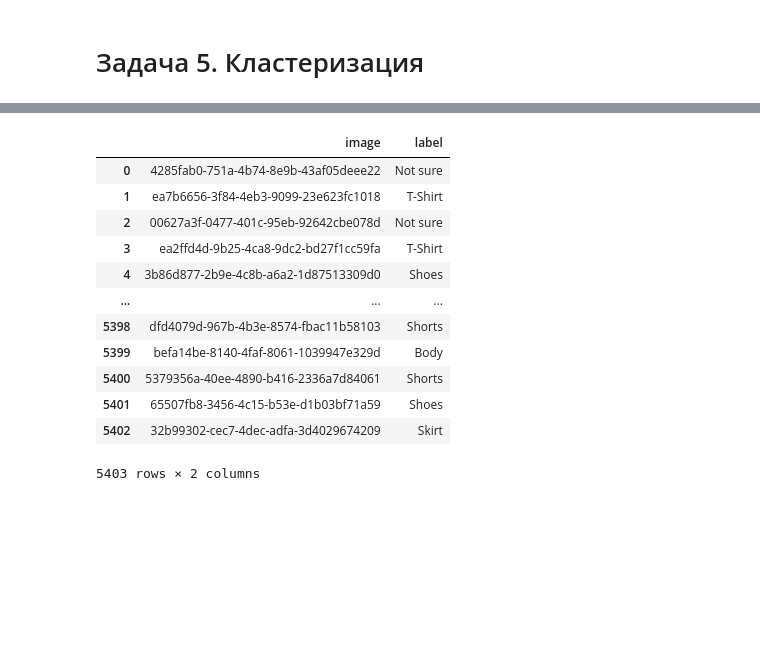
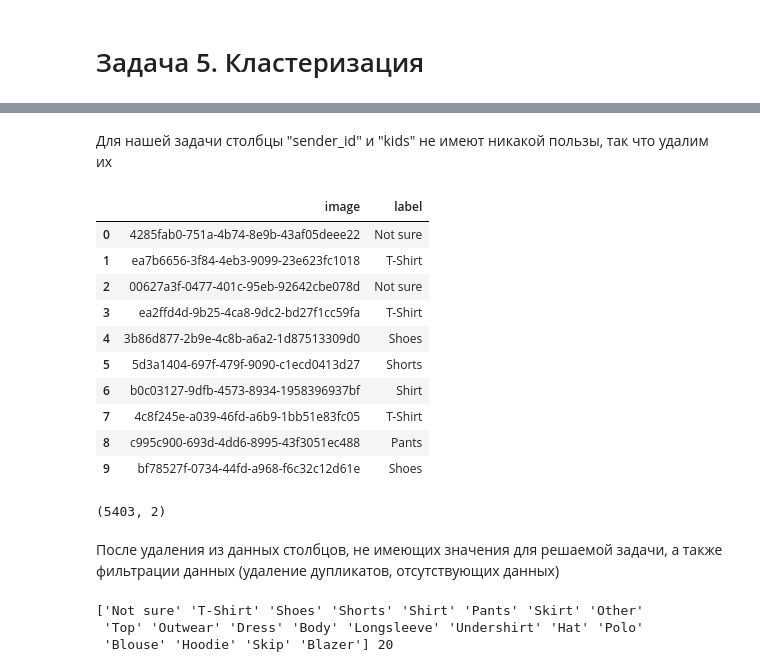
Before and after one commit to AlexShmak/ml-course, a Jupyter notebook: howework/task5.ipynb, the cells around one changed output, grey strips where cells are left out. Drawn from its saved outputs; the diff is of its cells as text; code cells hidden in the pictures; blank space fills up the shorter version.

```diff
--- a/howework/task5.ipynb
+++ b/howework/task5.ipynb
@@ -42,20 +49,31 @@ csv_df
+# %% [markdown]
+Для нашей задачи столбцы "sender_id" и "kids" не имеют никакой пользы, так что удалим их
 # %%
-csv_df = csv_df.dropna()
-csv_df = csv_df.drop_duplicates()
-csv_df = csv_df.drop(columns=["sender_id", "kids"])
+csv_df = csv_df.dropna().drop_duplicates().drop(columns=["sender_id", "kids"])
+csv_df.head(10)
+# %% [output]
+|  | image | label |
+| 0 | 4285fab0-751a-4b74-8e9b-43af05deee22 | Not sure |
+| 1 | ea7b6656-3f84-4eb3-9099-23e623fc1018 | T-Shirt |
+| 2 | 00627a3f-0477-401c-95eb-92642cbe078d | Not sure |
+| 3 | ea2ffd4d-9b25-4ca8-9dc2-bd27f1cc59fa | T-Shirt |
+| 4 | 3b86d877-2b9e-4c8b-a6a2-1d87513309d0 | Shoes |
+| 5 | 5d3a1404-697f-479f-9090-c1ecd0413d27 | Shorts |
+| 6 | b0c03127-9dfb-4573-8934-1958396937bf | Shirt |
+| 7 | 4c8f245e-a039-46fd-a6b9-1bb51e83fc05 | T-Shirt |
+| 8 | c995c900-693d-4dd6-8995-43f3051ec488 | Pants |
+| 9 | bf78527f-0734-44fd-a968-f6c32c12d61e | Shoes |
 # %%
-csv_df
+csv_df.shape
 # %% [output]
-|  | image | label |
-| 0 | 4285fab0-751a-4b74-8e9b-43af05deee22 | Not sure |
-| 1 | ea7b6656-3f84-4eb3-9099-23e623fc1018 | T-Shirt |
-| 2 | 00627a3f-0477-401c-95eb-92642cbe078d | Not sure |
-| 3 | ea2ffd4d-9b25-4ca8-9dc2-bd27f1cc59fa | T-Shirt |
-| 4 | 3b86d877-2b9e-4c8b-a6a2-1d87513309d0 | Shoes |
-| ... | ... | ... |
-| 5398 | dfd4079d-967b-4b3e-8574-fbac11b58103 | Shorts |
-| 5399 | befa14be-8140-4faf-8061-1039947e329d | Body |
-| 5400 | 5379356a-40ee-4890-b416-2336a7d84061 | Shorts |
-| 5401 | 65507fb8-3456-4c15-b53e-d1b03bf71a59 | Shoes |
-| 5402 | 32b99302-cec7-4dec-adfa-3d4029674209 | Skirt |
-5403 rows × 2 columns
+(5403, 2)
+# %% [markdown]
+После удаления из данных столбцов, не имеющих значения для решаемой задачи, а также фильтрации данных (удаление дупликатов, отсутствующих данных)
+# %%
+labels = csv_df["label"].unique()
+labels_num = len(labels)
+print(labels, labels_num)
+# %% [output]
+['Not sure' 'T-Shirt' 'Shoes' 'Shorts' 'Shirt' 'Pants' 'Skirt' 'Other'
+ 'Top' 'Outwear' 'Dress' 'Body' 'Longsleeve' 'Undershirt' 'Hat' 'Polo'
+ 'Blouse' 'Hoodie' 'Skip' 'Blazer'] 20
```
Also changed, not shown: parts of 28 cells of this notebook.
